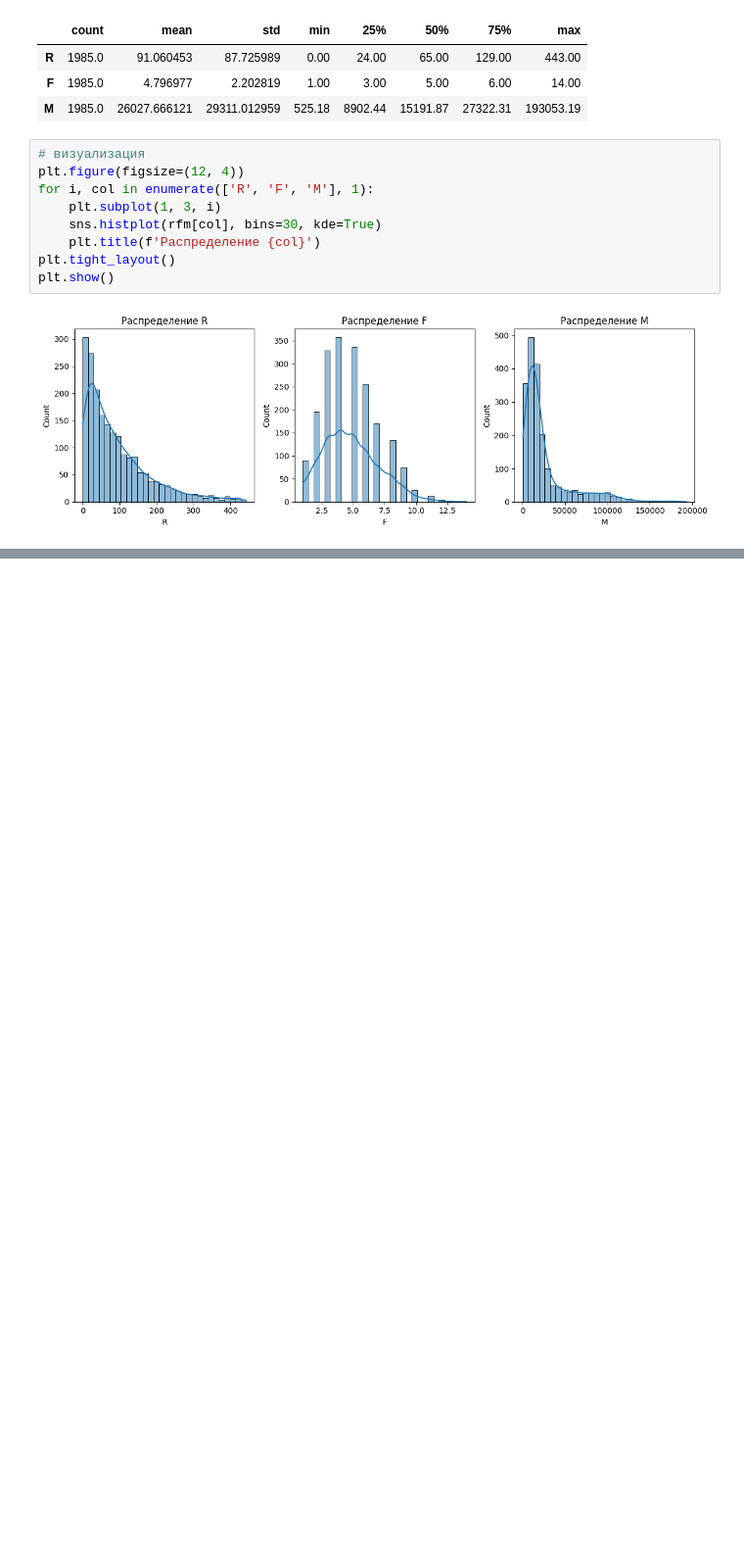
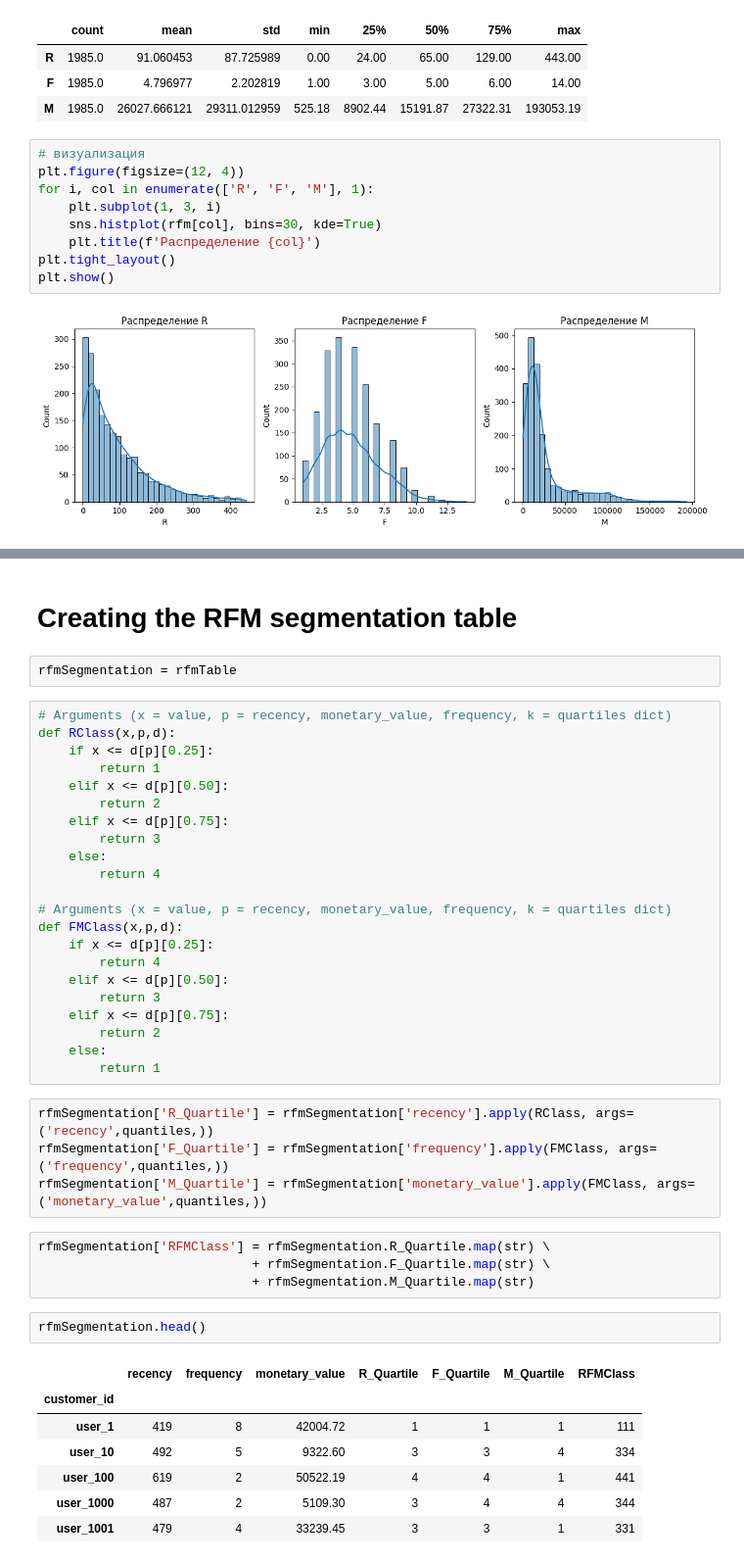
Before and after one commit to NikitaBoyarkin/rfm-analysis-of-bank-clients, a Jupyter notebook: beta.ipynb, the cells around one changed output, grey strips where cells are left out. Shown: that part at 98% size. Cells and saved outputs as stored; diff of their text form; blank space fills up the shorter version.

```diff
--- a/beta.ipynb
+++ b/beta.ipynb
@@ -97,0 +176,44 @@ plt.show()
+# %% [markdown]
+# Creating the RFM segmentation table
+# %%
+rfmSegmentation = rfmTable
+# %%
+# Arguments (x = value, p = recency, monetary_value, frequency, k = quartiles dict)
+def RClass(x,p,d):
+    if x <= d[p][0.25]:
+        return 1
+    elif x <= d[p][0.50]:
+        return 2
+    elif x <= d[p][0.75]:
+        return 3
+    else:
+        return 4
+
+# Arguments (x = value, p = recency, monetary_value, frequency, k = quartiles dict)
+def FMClass(x,p,d):
+    if x <= d[p][0.25]:
+        return 4
+    elif x <= d[p][0.50]:
+        return 3
+    elif x <= d[p][0.75]:
+        return 2
+    else:
+        return 1
+# %%
+rfmSegmentation['R_Quartile'] = rfmSegmentation['recency'].apply(RClass, args=('recency',quantiles,))
+rfmSegmentation['F_Quartile'] = rfmSegmentation['frequency'].apply(FMClass, args=('frequency',quantiles,))
+rfmSegmentation['M_Quartile'] = rfmSegmentation['monetary_value'].apply(FMClass, args=('monetary_value',quantiles,))
+# %%
+rfmSegmentation['RFMClass'] = rfmSegmentation.R_Quartile.map(str) \
+                            + rfmSegmentation.F_Quartile.map(str) \
+                            + rfmSegmentation.M_Quartile.map(str)
+# %%
+rfmSegmentation.head()
+# %% [output]
+|  | recency | frequency | monetary_value | R_Quartile | F_Quartile | M_Quartile | RFMClass |
+| customer_id |  |  |  |  |  |  |  |
+| user_1 | 419 | 8 | 42004.72 | 1 | 1 | 1 | 111 |
+| user_10 | 492 | 5 | 9322.60 | 3 | 3 | 4 | 334 |
+| user_100 | 619 | 2 | 50522.19 | 4 | 4 | 1 | 441 |
+| user_1000 | 487 | 2 | 5109.30 | 3 | 4 | 4 | 344 |
+| user_1001 | 479 | 4 | 33239.45 | 3 | 3 | 1 | 331 |
```
Also changed, not shown: parts of 13 cells of this notebook, 1 other file.
